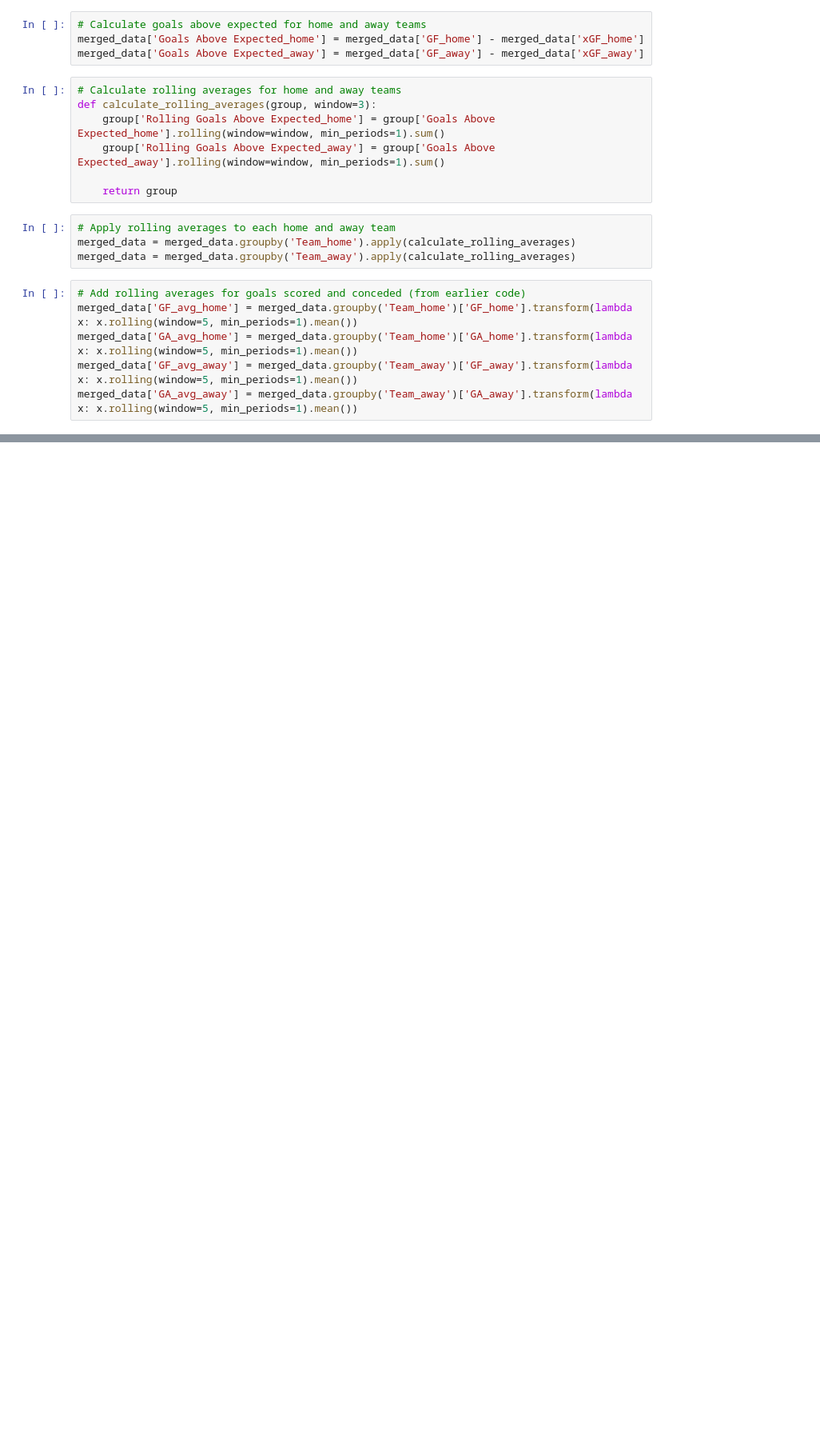
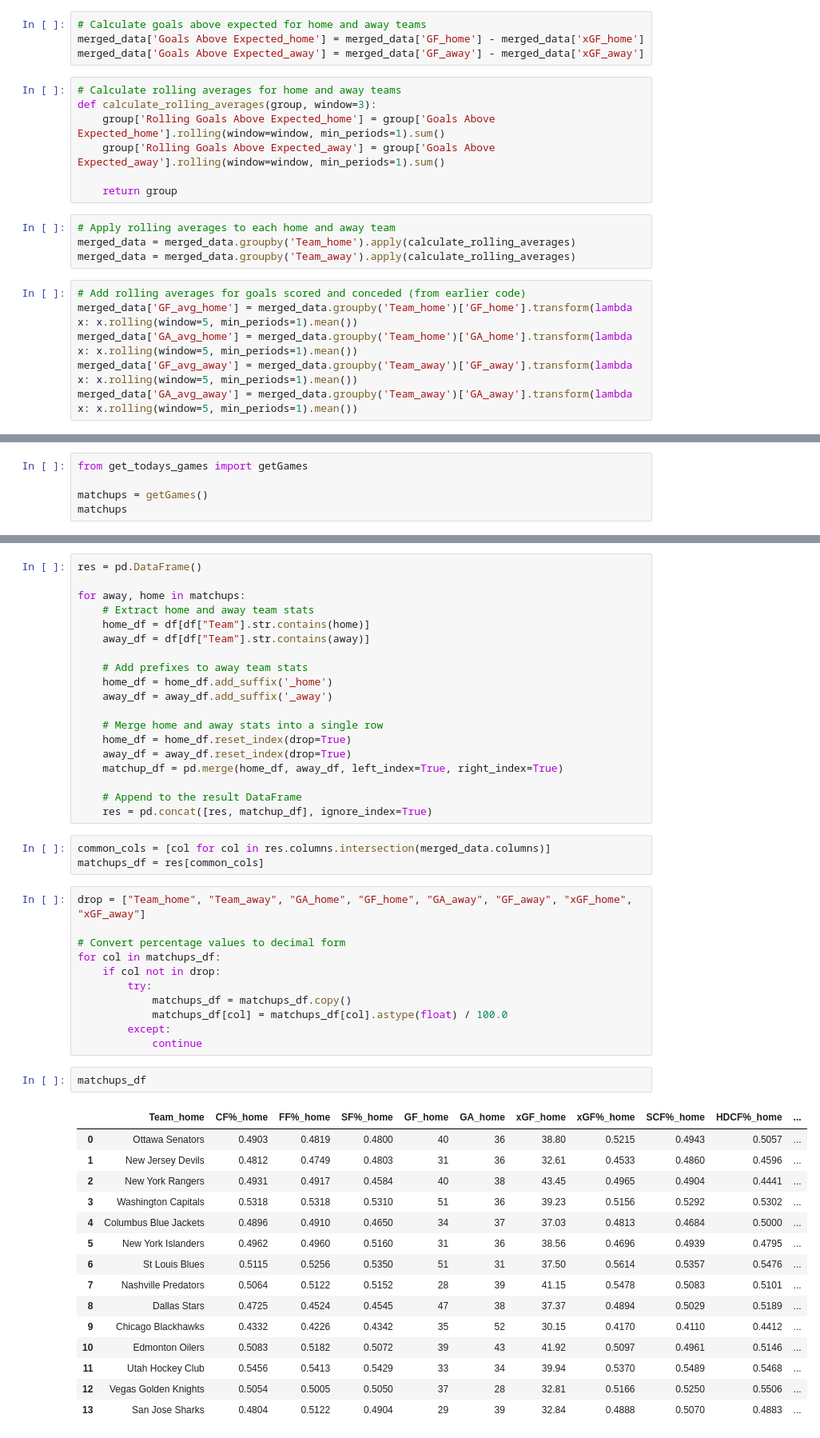
Before and after one commit to ccstevie/nhl_model, a Jupyter notebook: predict/deepseek.ipynb, the cells around one changed output, grey strips where cells are left out. Shown at 80% size. Cells and saved outputs as stored; diff of their text form; blank space fills up the shorter version.

```diff
--- a/predict/deepseek.ipynb
+++ b/predict/deepseek.ipynb
@@ -194,0 +299,5 @@ plt.show()
+# %%
+from get_todays_games import getGames
+
+matchups = getGames()
+matchups
@@ -194,0 +319,51 @@ plt.show()
+# %%
+res = pd.DataFrame()
+
+for away, home in matchups:
+    # Extract home and away team stats
+    home_df = df[df["Team"].str.contains(home)]
+    away_df = df[df["Team"].str.contains(away)]
+
+    # Add prefixes to away team stats
+    home_df = home_df.add_suffix('_home')
+    away_df = away_df.add_suffix('_away')
+
+    # Merge home and away stats into a single row
+    home_df = home_df.reset_index(drop=True)
+    away_df = away_df.reset_index(drop=True)
+    matchup_df = pd.merge(home_df, away_df, left_index=True, right_index=True)
+
+    # Append to the result DataFrame
+    res = pd.concat([res, matchup_df], ignore_index=True)
+# %%
+common_cols = [col for col in res.columns.intersection(merged_data.columns)]
+matchups_df = res[common_cols]
+# %%
+drop = ["Team_home", "Team_away", "GA_home", "GF_home", "GA_away", "GF_away", "xGF_home", "xGF_away"]
+
+# Convert percentage values to decimal form
+for col in matchups_df:
+    if col not in drop:
+        try:
+            matchups_df = matchups_df.copy()
+            matchups_df[col] = matchups_df[col].astype(float) / 100.0
+        except:
+            continue
+# %%
+matchups_df
+# %% [output]
+|  | Team_home | CF%_home | FF%_home | SF%_home | GF_home | GA_home | xGF_home | xGF%_home | SCF%_home | HDCF%_home | ... |
+| 0 | Ottawa Senators | 0.4903 | 0.4819 | 0.4800 | 40 | 36 | 38.80 | 0.5215 | 0.4943 | 0.5057 | ... |
+| 1 | New Jersey Devils | 0.4812 | 0.4749 | 0.4803 | 31 | 36 | 32.61 | 0.4533 | 0.4860 | 0.4596 | ... |
+| 2 | New York Rangers | 0.4931 | 0.4917 | 0.4584 | 40 | 38 | 43.45 | 0.4965 | 0.4904 | 0.4441 | ... |
+| 3 | Washington Capitals | 0.5318 | 0.5318 | 0.5310 | 51 | 36 | 39.23 | 0.5156 | 0.5292 | 0.5302 | ... |
+| 4 | Columbus Blue Jackets | 0.4896 | 0.4910 | 0.4650 | 34 | 37 | 37.03 | 0.4813 | 0.4684 | 0.5000 | ... |
+| 5 | New York Islanders | 0.4962 | 0.4960 | 0.5160 | 31 | 36 | 38.56 | 0.4696 | 0.4939 | 0.4795 | ... |
+| 6 | St Louis Blues | 0.5115 | 0.5256 | 0.5350 | 51 | 31 | 37.50 | 0.5614 | 0.5357 | 0.5476 | ... |
+| 7 | Nashville Predators | 0.5064 | 0.5122 | 0.5152 | 28 | 39 | 41.15 | 0.5478 | 0.5083 | 0.5101 | ... |
+| 8 | Dallas Stars | 0.4725 | 0.4524 | 0.4545 | 47 | 38 | 37.37 | 0.4894 | 0.5029 | 0.5189 | ... |
+| 9 | Chicago Blackhawks | 0.4332 | 0.4226 | 0.4342 | 35 | 52 | 30.15 | 0.4170 | 0.4110 | 0.4412 | ... |
+| 10 | Edmonton Oilers | 0.5083 | 0.5182 | 0.5072 | 39 | 43 | 41.92 | 0.5097 | 0.4961 | 0.5146 | ... |
+| 11 | Utah Hockey Club | 0.5456 | 0.5413 | 0.5429 | 33 | 34 | 39.94 | 0.5370 | 0.5489 | 0.5468 | ... |
+| 12 | Vegas Golden Knights | 0.5054 | 0.5005 | 0.5050 | 37 | 28 | 32.81 | 0.5166 | 0.5250 | 0.5506 | ... |
+| 13 | San Jose Sharks | 0.4804 | 0.5122 | 0.4904 | 29 | 39 | 32.84 | 0.4888 | 0.5070 | 0.4883 | ... |
```
Also changed, not shown: parts of 39 cells of this notebook, 2 other files.
